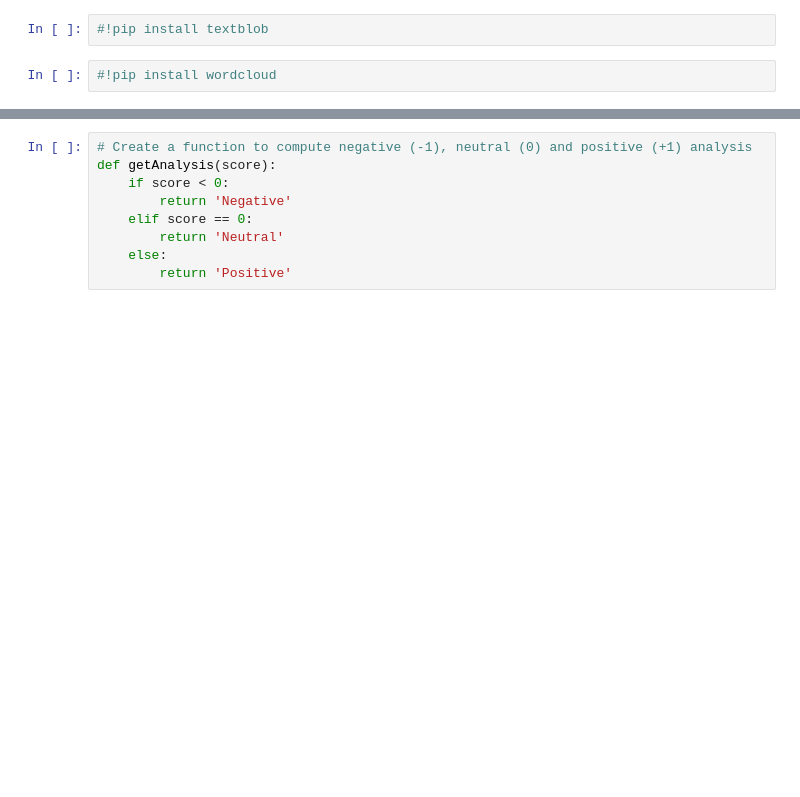
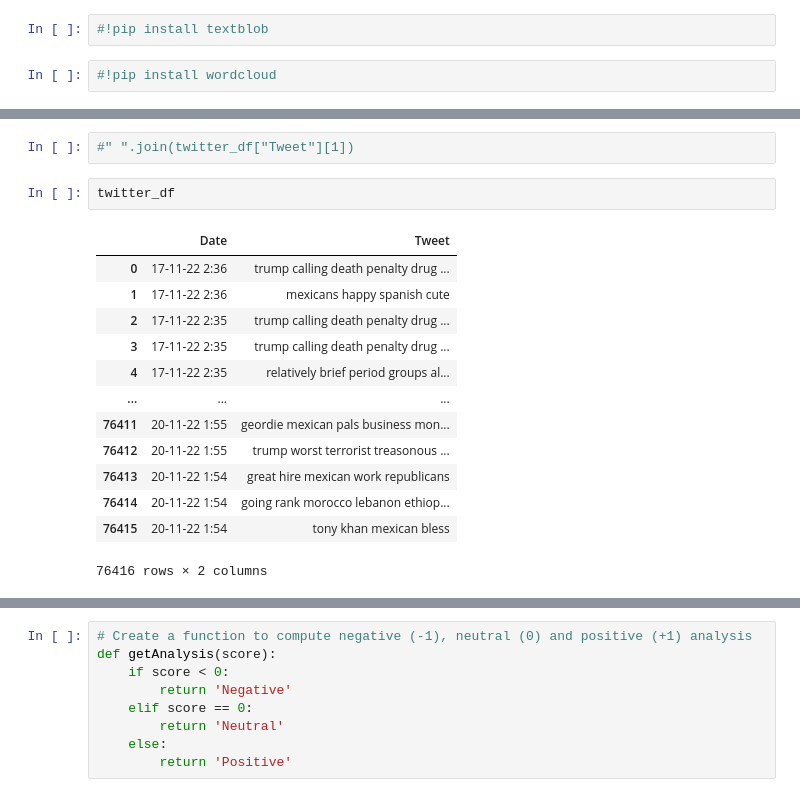
Before and after one commit to LennethNova/Sentiment_LG, a Jupyter notebook: sentiment.ipynb, the cells around one changed output, grey strips where cells are left out. Drawn from its saved outputs; the diff is of its cells as text; blank space fills up the shorter version.

```diff
--- a/sentiment.ipynb
+++ b/sentiment.ipynb
@@ -88,3 +194,21 @@ Name: Tweet, Length: 27137, dtype: object
+# %%
+#" ".join(twitter_df["Tweet"][1])
+# %%
+twitter_df
+# %% [output]
+|  | Date | Tweet |
+| 0 | 17-11-22 2:36 | trump calling death penalty drug ... |
+| 1 | 17-11-22 2:36 | mexicans happy spanish cute |
+| 2 | 17-11-22 2:35 | trump calling death penalty drug ... |
+| 3 | 17-11-22 2:35 | trump calling death penalty drug ... |
+| 4 | 17-11-22 2:35 | relatively brief period groups al... |
+| ... | ... | ... |
+| 76411 | 20-11-22 1:55 | geordie mexican pals business mon... |
+| 76412 | 20-11-22 1:55 | trump worst terrorist treasonous ... |
+| 76413 | 20-11-22 1:54 | great hire mexican work republicans |
+| 76414 | 20-11-22 1:54 | going rank morocco lebanon ethiop... |
+| 76415 | 20-11-22 1:54 | tony khan mexican bless |
+76416 rows × 2 columns
 # %%
 # Create a function to get the subjectivity
 def getSubjectivity(text):
```
Also changed, not shown: parts of 27 cells of this notebook, 7 other files.
